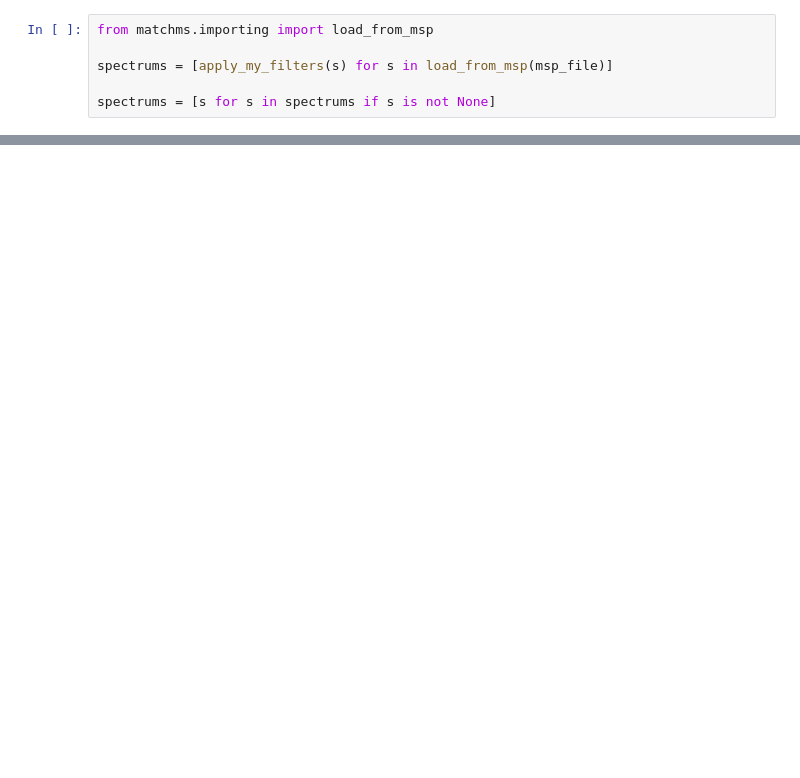
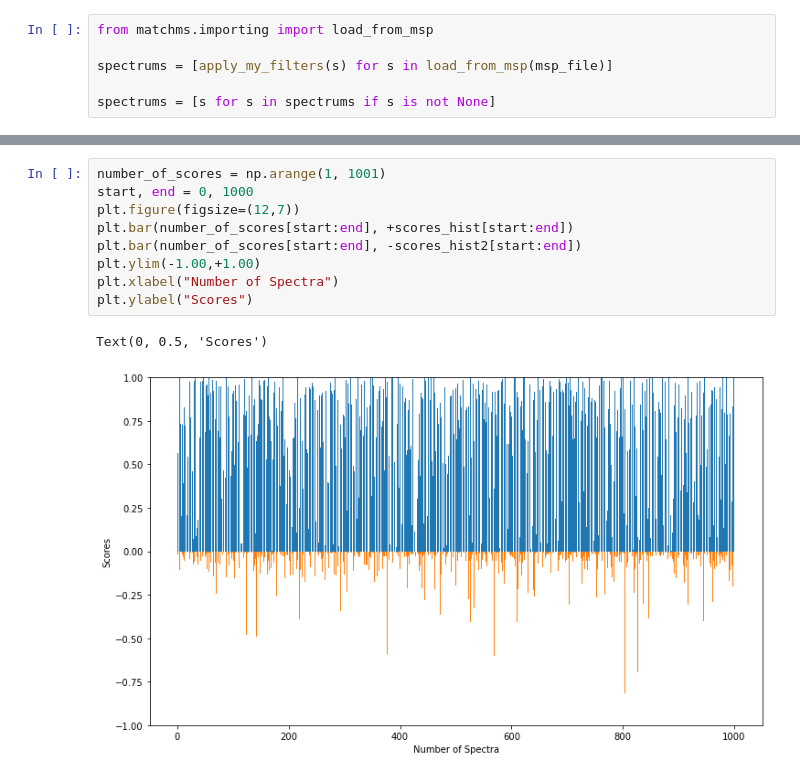
Before and after one commit to efrain2010/spec2vec_gcms_data_analysis, a Jupyter notebook: notebooks/Similarity score for GCMS.ipynb, the cells around one changed output, grey strips where cells are left out. Saved outputs shown, nothing was run; the diff lists cells and outputs as text; blank space fills up the shorter version.

```diff
--- a/notebooks/Similarity score for GCMS.ipynb
+++ b/notebooks/Similarity score for GCMS.ipynb
@@ -151,0 +161,12 @@ hist
+# %%
+number_of_scores = np.arange(1, 1001)
+start, end = 0, 1000
+plt.figure(figsize=(12,7))
+plt.bar(number_of_scores[start:end], +scores_hist[start:end])
+plt.bar(number_of_scores[start:end], -scores_hist2[start:end])
+plt.ylim(-1.00,+1.00)
+plt.xlabel("Number of Spectra")
+plt.ylabel("Scores")
+# %% [output]
+Text(0, 0.5, 'Scores')
+[figure, added]
```
Also changed, not shown: parts of 6 cells of this notebook.
